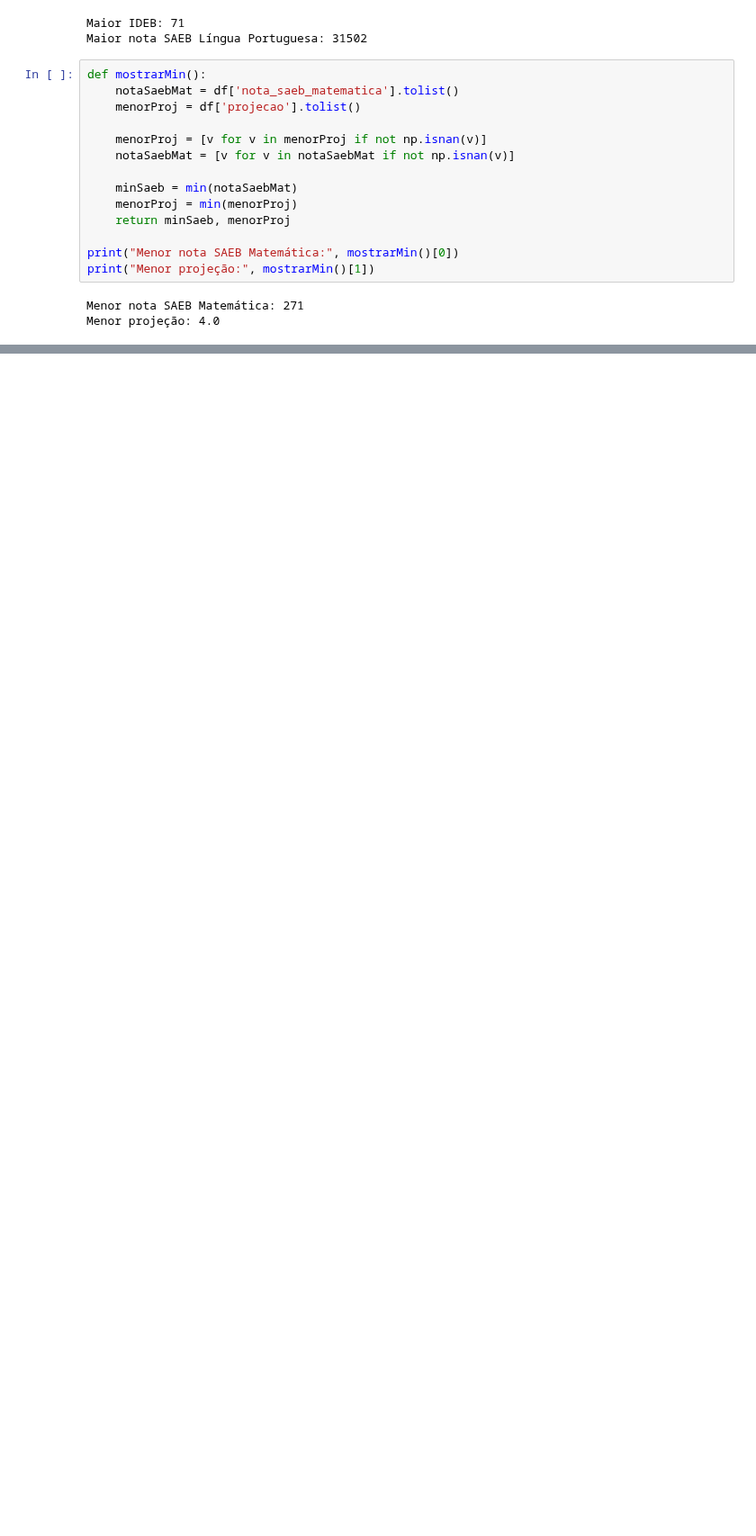
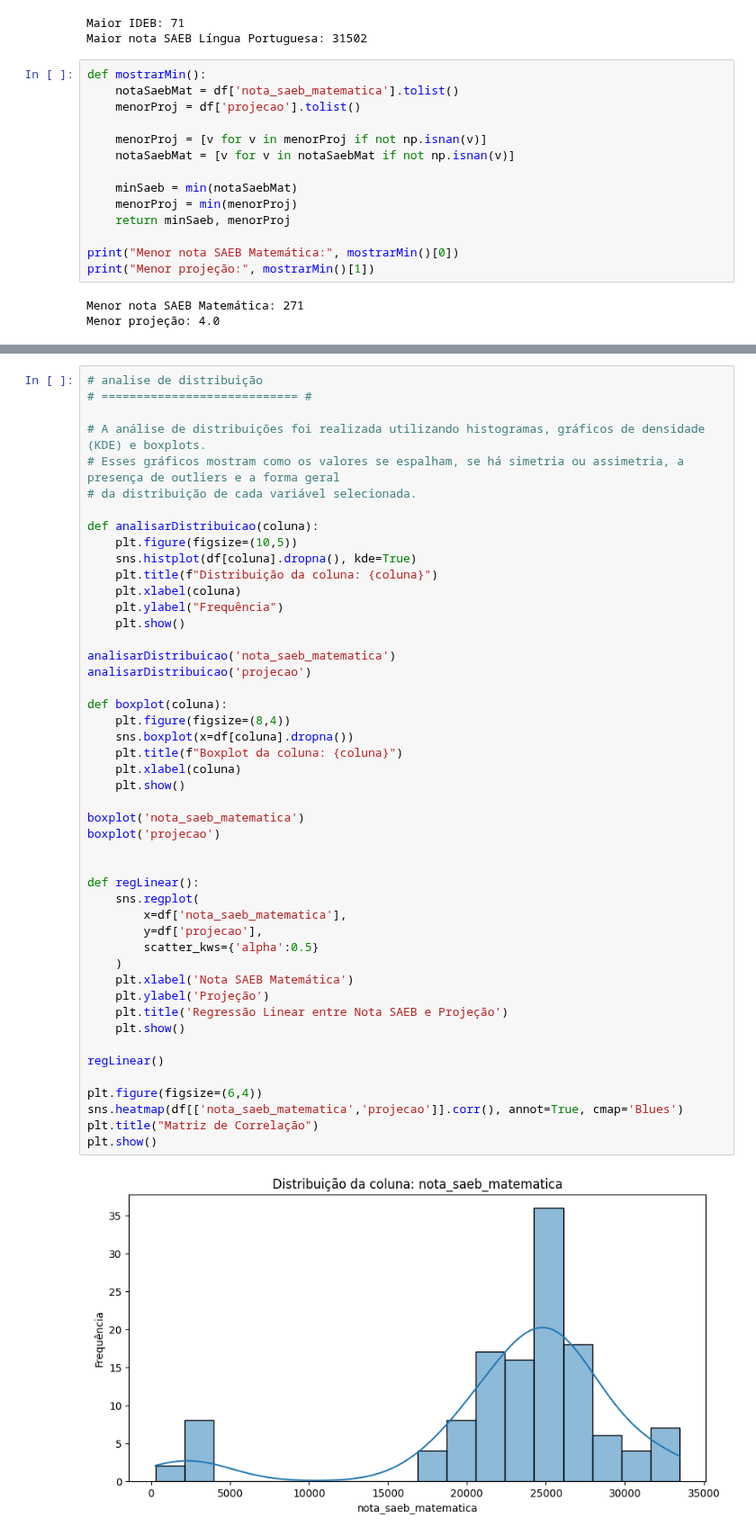
Before and after one commit to i4nzz/LISTA_FINAL_HUGO, a Jupyter notebook: lista.ipynb, the cells around one changed output, grey strips where cells are left out. Shown at 90% size. Saved outputs shown, nothing was run; the diff lists cells and outputs as text; blank space fills up the shorter version.

```diff
--- a/lista.ipynb
+++ b/lista.ipynb
@@ -134,3 +150,52 @@ def regLinear():
 regLinear()
 # %% [output]
 [figure]
+# %%
+# analise de distribuição
+# ============================ #
+
+# A análise de distribuições foi realizada utilizando histogramas, gráficos de densidade (KDE) e boxplots.
+# Esses gráficos mostram como os valores se espalham, se há simetria ou assimetria, a presença de outliers e a forma geral
+# da distribuição de cada variável selecionada.
+
+def analisarDistribuicao(coluna):
+    plt.figure(figsize=(10,5))
+    sns.histplot(df[coluna].dropna(), kde=True)
+    plt.title(f"Distribuição da coluna: {coluna}")
+    plt.xlabel(coluna)
+    plt.ylabel("Frequência")
+    plt.show()
+
+analisarDistribuicao('nota_saeb_matematica')
+analisarDistribuicao('projecao')
+
+def boxplot(coluna):
+    plt.figure(figsize=(8,4))
+    sns.boxplot(x=df[coluna].dropna())
+    plt.title(f"Boxplot da coluna: {coluna}")
+    plt.xlabel(coluna)
+    plt.show()
+
+boxplot('nota_saeb_matematica')
+boxplot('projecao')
+
+
+def regLinear():
+    sns.regplot(
+        x=df['nota_saeb_matematica'],
+        y=df['projecao'],
+        scatter_kws={'alpha':0.5}
+    )
+    plt.xlabel('Nota SAEB Matemática')
+    plt.ylabel('Projeção')
+    plt.title('Regressão Linear entre Nota SAEB e Projeção')
+    plt.show()
+
+regLinear()
+
+plt.figure(figsize=(6,4))
+sns.heatmap(df[['nota_saeb_matematica','projecao']].corr(), annot=True, cmap='Blues')
+plt.title("Matriz de Correlação")
+plt.show()
+# %% [output]
+[figure, added]
```
Also changed, not shown: parts of 4 cells of this notebook.
